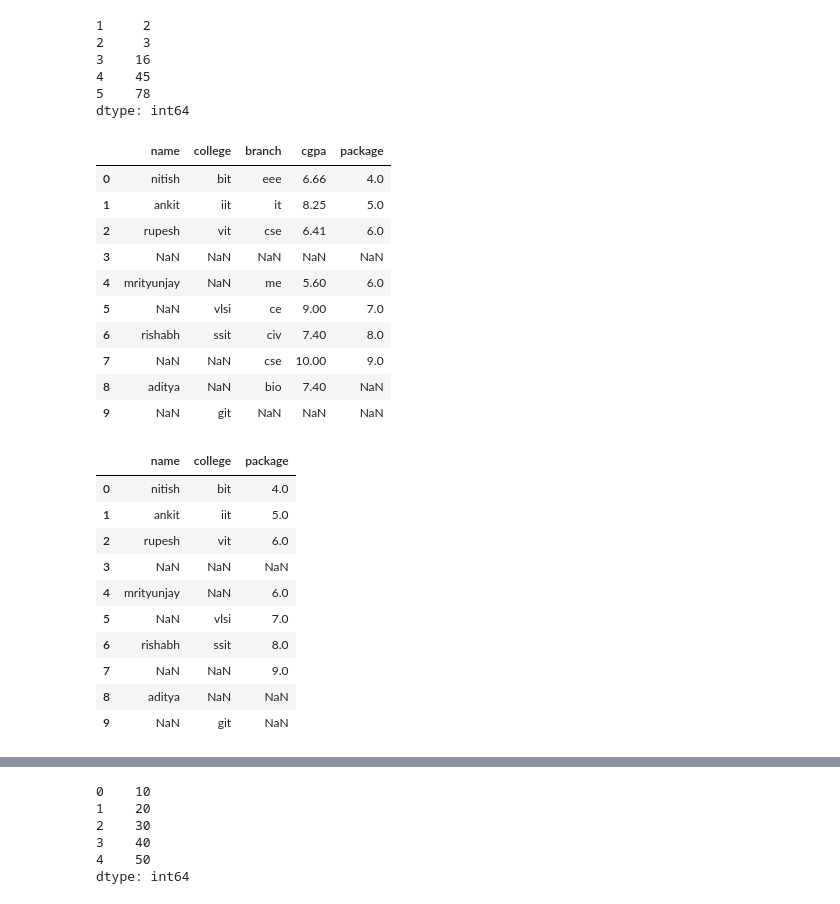
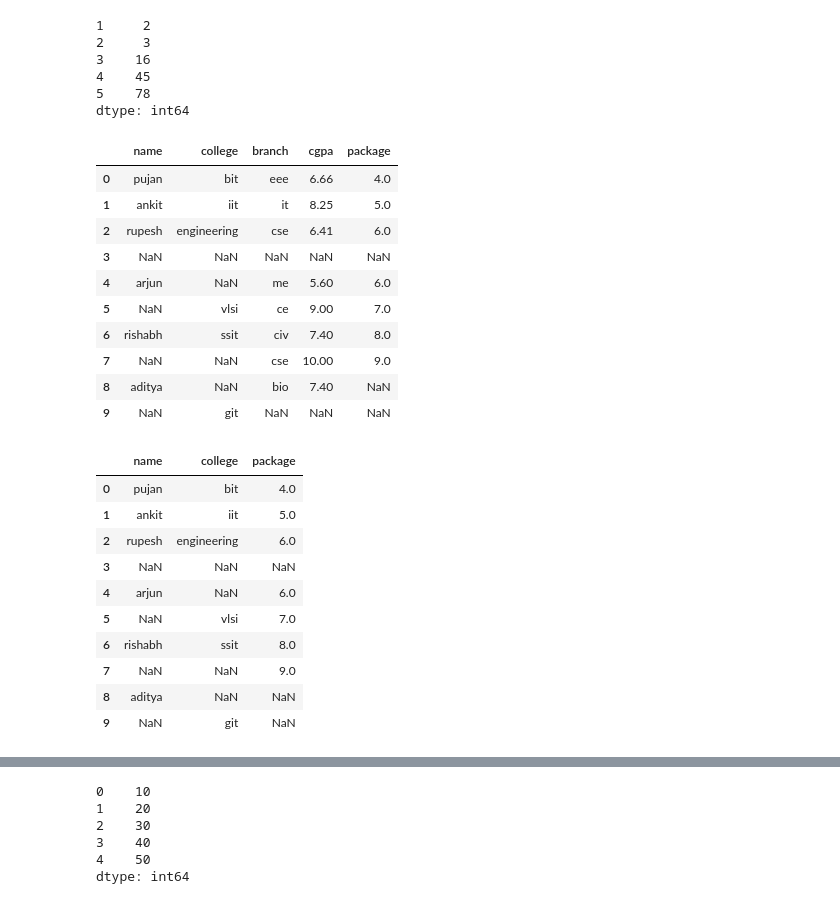
Before and after one commit to sushanttwayana/Exploratory_Data_Analysis-EDA-, a Jupyter notebook: 2. Pandas/1.3_dataframe_methods.ipynb, the cells around one changed output, grey strips where cells are left out. Saved outputs shown, nothing was run; the diff lists cells and outputs as text; code cells hidden in the pictures.

Commit message:
dataframe methods

```diff
--- a/2. Pandas/1.3_dataframe_methods.ipynb
+++ b/2. Pandas/1.3_dataframe_methods.ipynb
@@ -638,0 +654,13 @@ students.dropna(inplace=True)
+# %%
+students = pd.DataFrame(
+    {
+        'name':['pujan','ankit','rupesh',np.nan,'arjun',np.nan,'rishabh',np.nan,'aditya',np.nan],
+        'college':['bit','iit','engineering',np.nan,np.nan,'vlsi','ssit',np.nan,np.nan,'git'],
+        'branch':['eee','it','cse',np.nan,'me','ce','civ','cse','bio',np.nan],
+        'cgpa':[6.66,8.25,6.41,np.nan,5.6,9.0,7.4,10,7.4,np.nan],
+        'package':[4,5,6,np.nan,6,7,8,9,np.nan,np.nan]
+
+    }
+)
+
+students
@@ -762,25 +892,26 @@ dtype: int64
 students
 # %% [output]
 |  | name | college | branch | cgpa | package |
-| 0 | nitish | bit | eee | 6.66 | 4.0 |
+| 0 | pujan | bit | eee | 6.66 | 4.0 |
 | 1 | ankit | iit | it | 8.25 | 5.0 |
-| 2 | rupesh | vit | cse | 6.41 | 6.0 |
+| 2 | rupesh | engineering | cse | 6.41 | 6.0 |
 | 3 | NaN | NaN | NaN | NaN | NaN |
-| 4 | mrityunjay | NaN | me | 5.60 | 6.0 |
+| 4 | arjun | NaN | me | 5.60 | 6.0 |
 | 5 | NaN | vlsi | ce | 9.00 | 7.0 |
 | 6 | rishabh | ssit | civ | 7.40 | 8.0 |
 | 7 | NaN | NaN | cse | 10.00 | 9.0 |
 | 8 | aditya | NaN | bio | 7.40 | NaN |
 | 9 | NaN | git | NaN | NaN | NaN |
 # %%
-students.drop(columns=['branch','cgpa'],inplace=True)
+students.drop(columns=['branch','cgpa'])
+# students.drop(columns=['branch','cgpa'],inplace=True)
 # %% [output]
 |  | name | college | package |
-| 0 | nitish | bit | 4.0 |
+| 0 | pujan | bit | 4.0 |
 | 1 | ankit | iit | 5.0 |
-| 2 | rupesh | vit | 6.0 |
+| 2 | rupesh | engineering | 6.0 |
 | 3 | NaN | NaN | NaN |
-| 4 | mrityunjay | NaN | 6.0 |
+| 4 | arjun | NaN | 6.0 |
 | 5 | NaN | vlsi | 7.0 |
 | 6 | rishabh | ssit | 8.0 |
 | 7 | NaN | NaN | 9.0 |
```
Also changed, not shown: parts of 49 cells of this notebook.
